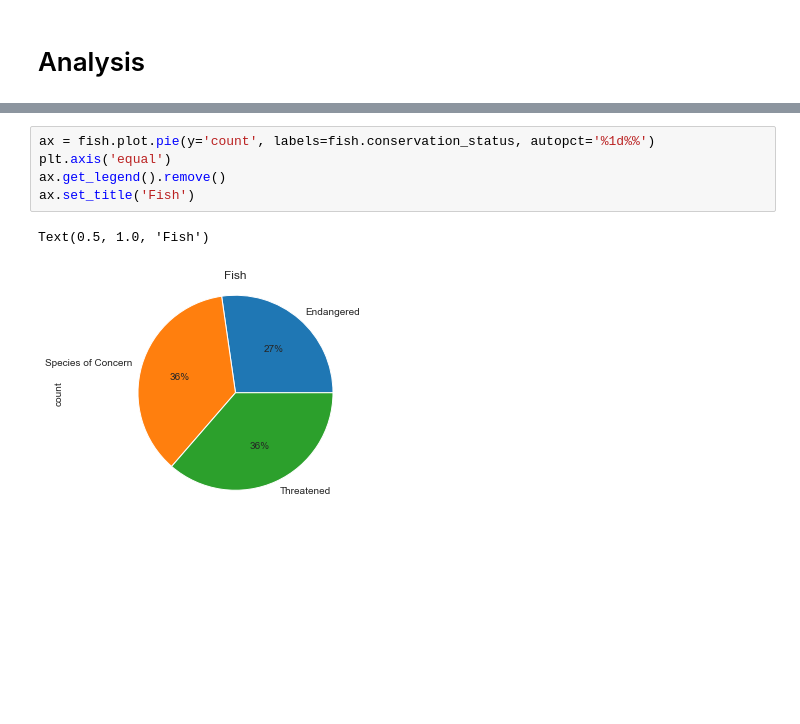
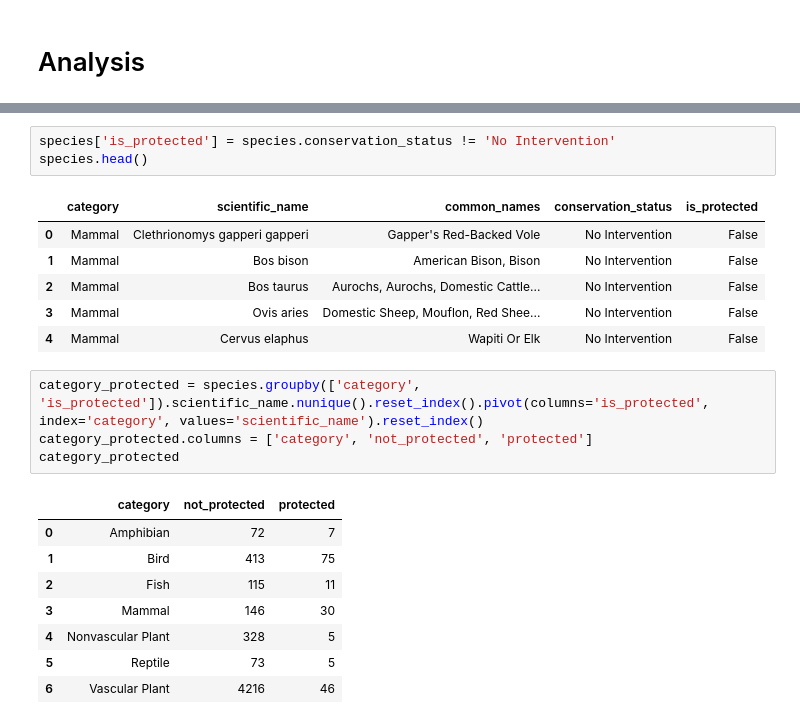
Before and after one commit to Penzragon/biodiversity, a Jupyter notebook: biodiversity.ipynb, the cells around one changed output, grey strips where cells are left out. Cells and saved outputs as stored; diff of their text form; blank space fills up the shorter version.

```diff
--- a/biodiversity.ipynb
+++ b/biodiversity.ipynb
@@ -209,8 +161,23 @@ fish
-# %%
-ax = fish.plot.pie(y='count', labels=fish.conservation_status, autopct='%1d%%')
-plt.axis('equal')
-ax.get_legend().remove()
-ax.set_title('Fish')
-# %% [output]
-Text(0.5, 1.0, 'Fish')
-[figure, removed]
+# %%
+species['is_protected'] = species.conservation_status != 'No Intervention'
+species.head()
+# %% [output]
+|  | category | scientific_name | common_names | conservation_status | is_protected |
+| 0 | Mammal | Clethrionomys gapperi gapperi | Gapper's Red-Backed Vole | No Intervention | False |
+| 1 | Mammal | Bos bison | American Bison, Bison | No Intervention | False |
+| 2 | Mammal | Bos taurus | Aurochs, Aurochs, Domestic Cattle... | No Intervention | False |
+| 3 | Mammal | Ovis aries | Domestic Sheep, Mouflon, Red Shee... | No Intervention | False |
+| 4 | Mammal | Cervus elaphus | Wapiti Or Elk | No Intervention | False |
+# %%
+category_protected = species.groupby(['category', 'is_protected']).scientific_name.nunique().reset_index().pivot(columns='is_protected', index='category', values='scientific_name').reset_index()
+category_protected.columns = ['category', 'not_protected', 'protected']
+category_protected
+# %% [output]
+|  | category | not_protected | protected |
+| 0 | Amphibian | 72 | 7 |
+| 1 | Bird | 413 | 75 |
+| 2 | Fish | 115 | 11 |
+| 3 | Mammal | 146 | 30 |
+| 4 | Nonvascular Plant | 328 | 5 |
+| 5 | Reptile | 73 | 5 |
+| 6 | Vascular Plant | 4216 | 46 |
```
Also changed, not shown: parts of 45 cells of this notebook.
